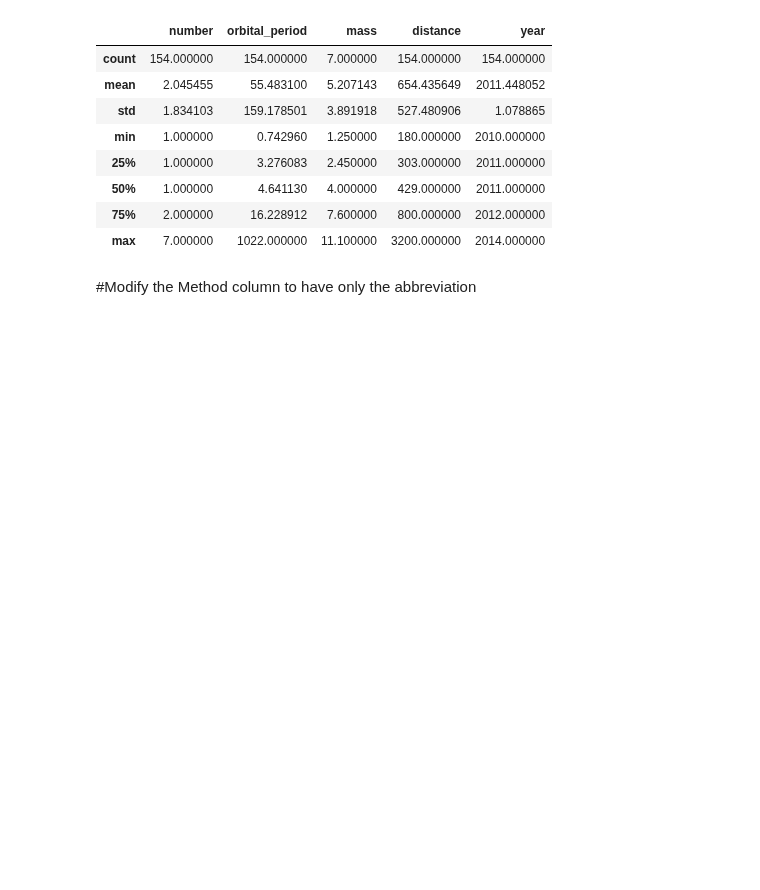
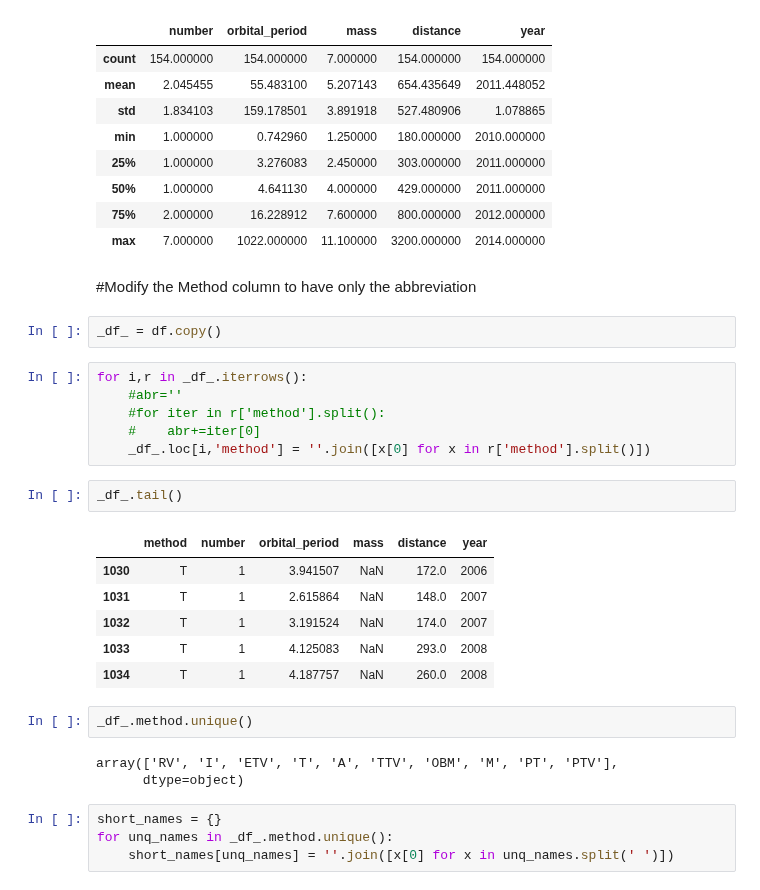
Before and after one commit to ajayks1974/learn_tools_tech, a Jupyter notebook: fds/fds_wk10_pandas.ipynb, the cells around one changed output. Cells and saved outputs as stored; diff of their text form; blank space fills up the shorter version.

```diff
--- a/fds/fds_wk10_pandas.ipynb
+++ b/fds/fds_wk10_pandas.ipynb
@@ -678,3 +661,29 @@ df__.describe()
 | max | 7.000000 | 1022.000000 | 11.100000 | 3200.000000 | 2014.000000 |
 # %% [markdown]
 #Modify the Method column to have only the abbreviation
+# %%
+_df_ = df.copy()
+# %%
+for i,r in _df_.iterrows():
+    #abr=''
+    #for iter in r['method'].split():
+    #    abr+=iter[0]
+    _df_.loc[i,'method'] = ''.join([x[0] for x in r['method'].split()])
+# %%
+_df_.tail()
+# %% [output]
+|  | method | number | orbital_period | mass | distance | year |
+| 1030 | T | 1 | 3.941507 | NaN | 172.0 | 2006 |
+| 1031 | T | 1 | 2.615864 | NaN | 148.0 | 2007 |
+| 1032 | T | 1 | 3.191524 | NaN | 174.0 | 2007 |
+| 1033 | T | 1 | 4.125083 | NaN | 293.0 | 2008 |
+| 1034 | T | 1 | 4.187757 | NaN | 260.0 | 2008 |
+# %%
+_df_.method.unique()
+# %% [output]
+array(['RV', 'I', 'ETV', 'T', 'A', 'TTV', 'OBM', 'M', 'PT', 'PTV'],
+      dtype=object)
+# %%
+short_names = {}
+for unq_names in _df_.method.unique():
+    short_names[unq_names] = ''.join([x[0] for x in unq_names.split(' ')])
```
Also changed, not shown: parts of 10 cells of this notebook.
